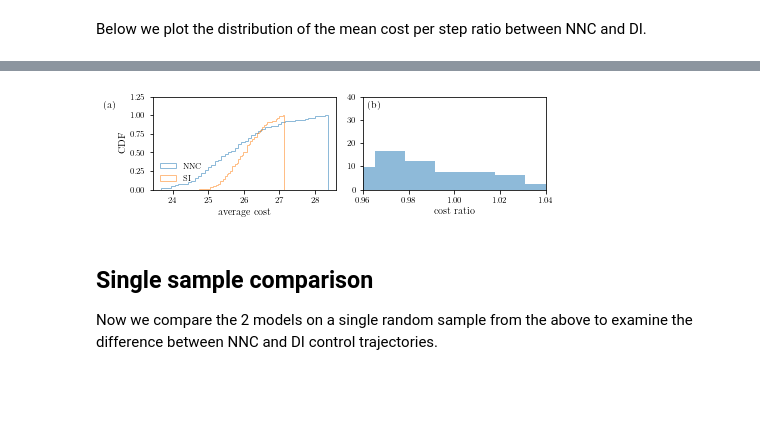
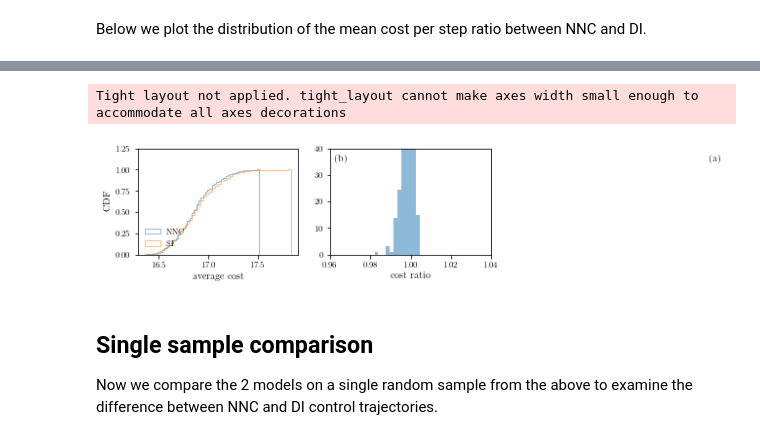
Before and after one commit to kushal-10/inventory-dynamics, a Jupyter notebook: notebooks/direct_learning_dual_nnc.ipynb, the cells around one changed output, grey strips where cells are left out. Drawn from its saved outputs; the diff is of its cells as text; code cells hidden in the pictures; blank space fills up the shorter version.

```diff
--- a/notebooks/direct_learning_dual_nnc.ipynb
+++ b/notebooks/direct_learning_dual_nnc.ipynb
@@ -96,13 +96,13 @@ optimizer = torch.optim.RMSprop(#[dsd.I_0],
                                )
 optimizer2 = torch.optim.RMSprop([dsd.I_0],
                                 #list(fcc.parameters()),
-                                lr=1e-2
+                                lr=1e-1
                                )
 # %% [markdown]
 We now fine tune the model after imitation, in order to generalize and hopefully outperform the method used to train the model.
 To do so, we repetively train and fine tune the parameters of 128 trajectories generated by setting a specific random seed. We do not resample new trajectories, as we want the network to overfit on the process. Sampling new samples could increase the input variance, and could potentially slow/prohibit convergence.
 # %%
-fine_tuning_iterations = 2000
+fine_tuning_iterations = 5000
 minibatch_size = 512
 random_seed = 4
 
@@ -124,8 +124,8 @@ for it in range(fine_tuning_iterations):
             best_loss[0] = total_costs.detach().cpu().item()
             best_model[0] = deepcopy(fcc.state_dict())
         return total_costs
-    if it > 1 and all_training_costs[-1] <= 26.4:
-            break
+    #if it > 1 and all_training_costs[-1] <= 26.4:
+    #        break
     if it % 10 > 6:
         optimizer2.step(closure)
     else:
@@ -221,15 +234,15 @@ tensor([10.])
 First, we generate new dual-index samples.
 These will be used to compare performance on unseen samples for NNC.
 # %%
-sourcing_parameters = dict(ce=20,
+sourcing_parameters = dict(ce=5,
                            cr=0,
                            le=0,
-                           lr=2,
+                           lr=4,
                            h=5,
                            b=495,
                            T=1000,
-                           I0=10)
+                           I0=4)
 
 state_trajectories, qr_trajectories, qe_trajectories =\
-    sample_trajectories_single_index(n_trajectories=1000, optimization_samples=100, **sourcing_parameters)#seed=25
+    sample_trajectories_capped_dual_index(n_trajectories=1000, seed=25, **sourcing_parameters)
 # %% [output]
@@ -305,7 +319,7 @@ cost_ratios = []
 cost_nn = []
 cost_cdi = []
 
-samples = 100
+samples = 500
 for i in range(samples):
     print("%d/%d samples completed"%(i,samples))
     nn_inv, nn_qr, nn_qe, nn_ci, nn_mean_cost = evaluate_nnc_on_sample(state_trajectories,
@@ -385,34 +399,36 @@ fig_width_pt = 469    # Get this from LaTeX using \showthe\columnwidth
 golden_mean = (np.sqrt(5.) - 1.) / 2.  # Aesthetic ratio
 ratio = golden_mean
 inches_per_pt = 1. / 72.27  # Convert pt to inches
 fig_width = fig_width_pt * inches_per_pt  # width in inches
 fig_height = fig_width*ratio  # height in inches
 fig_size = [fig_width, 0.5*fig_height]
 rcParams.update({'figure.figsize': fig_size})
 
+np.savetxt("nnc_cdi_samples_lr=4_ce=5.dat",np.c_[cost_nn,cost_cdi])
 
 fig, ax = plt.subplots(ncols=2)
 ax[0].text(0.02*(24-22)+22,0.88*1.25,r"(a)")
 ax[0].hist(cost_nn,alpha=0.5,bins=50,density=True,label=r"NNC",histtype='step',cumulative=True)
 ax[0].hist(cost_cdi,alpha=0.5,bins=50,density=True,label=r"SI",histtype='step',cumulative=True)
 #ax[0].set_xlim(22,24)
 ax[0].set_ylim(0,1.25)
 ax[0].set_xlabel(r"average cost")
 ax[0].set_ylabel(r"CDF")
 ax[0].legend(loc=3,fontsize=8,frameon=False)
 
 ax[1].text(0.02*(1.04-0.96)+0.96,0.88*40,r"(b)")
 ax[1].hist(cost_ratios,bins=12,alpha=0.5,density=True)
 ax[1].set_xlim(0.96,1.04)
 ax[1].set_ylim(0,40)
 ax[1].set_xlabel(r"cost ratio")
 
 plt.tight_layout()
 plt.margins(0,0)
 plt.savefig("cost_comparison_capped_dual_index.png", dpi = 300, bbox_inches = 'tight', pad_inches = 0.05)
 plt.show()
 # %% [output]
+Tight layout not applied. tight_layout cannot make axes width small enough to accommodate all axes decorations
-[figure, old version]
+[figure, new version]
 # %% [markdown]
 ## Single sample comparison
 Now we compare the 2 models on a single random sample from the above to examine the difference between NNC and DI control trajectories.
```
Also changed, not shown: parts of 12 cells of this notebook, 48 other files.
